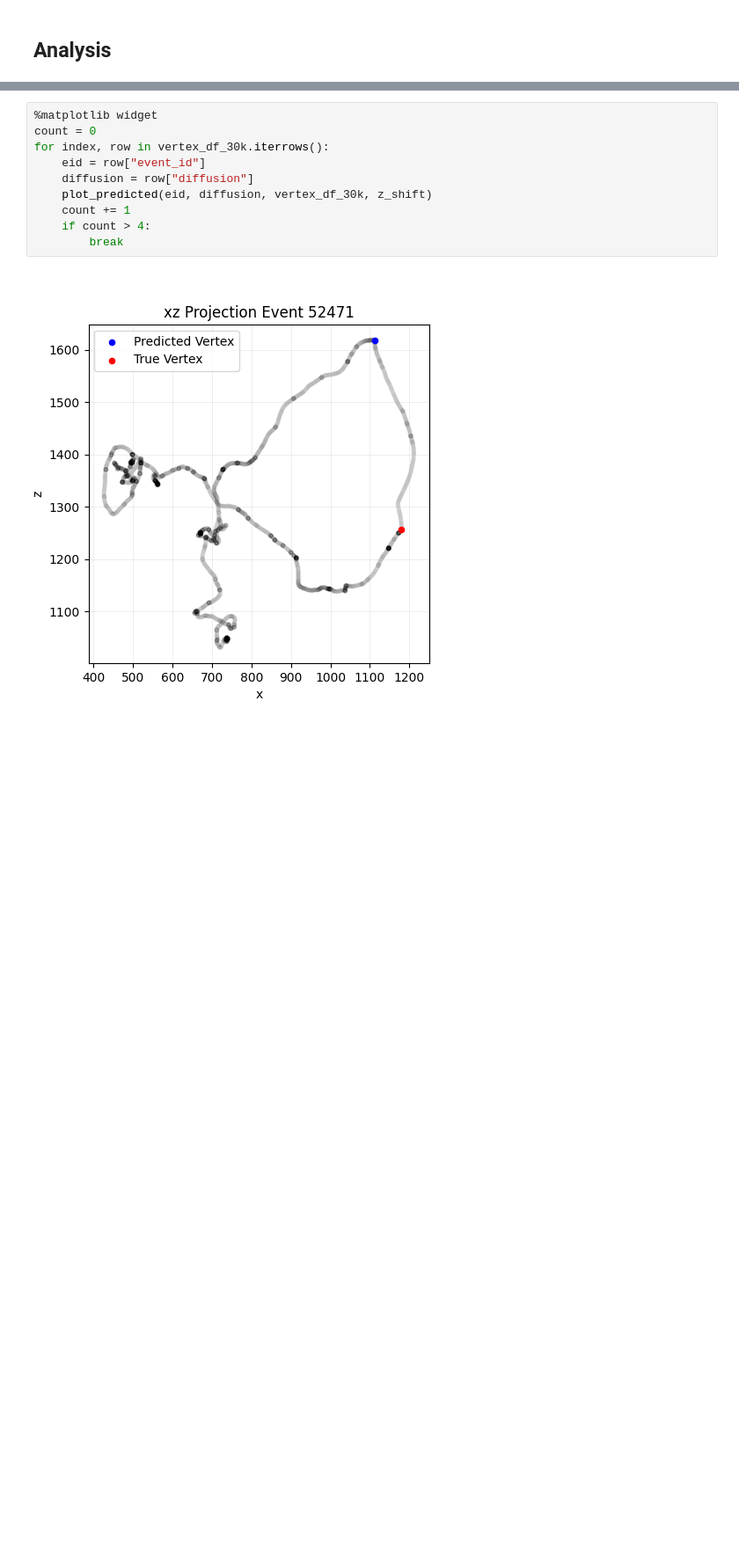
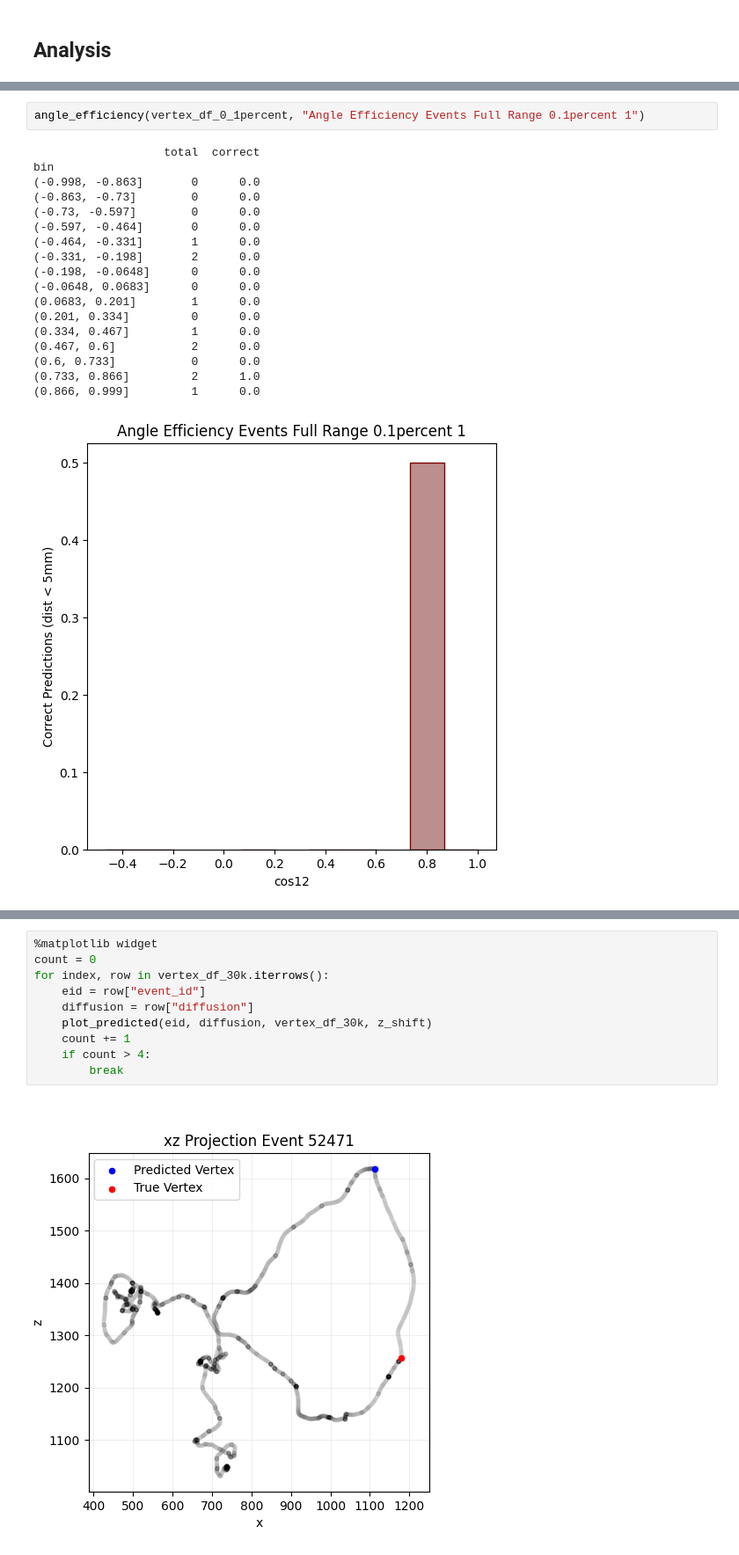
Before and after one commit to Rei-Jones/next-machine-learning, a Jupyter notebook: Machine_Learning/analysis/vertex_predictions.ipynb, the cells around one changed output, grey strips where cells are left out. Shown at 88% size. Drawn from its saved outputs; the diff is of its cells as text; blank space fills up the shorter version.

```diff
--- a/Machine_Learning/analysis/vertex_predictions.ipynb
+++ b/Machine_Learning/analysis/vertex_predictions.ipynb
@@ -362,3 +435,24 @@ nodiff percent predicted: 62.98427567748411%
+# %%
+angle_efficiency(vertex_df_0_1percent, "Angle Efficiency Events Full Range 0.1percent 1")
+# %% [output]
+                   total  correct
+bin
+(-0.998, -0.863]       0      0.0
+(-0.863, -0.73]        0      0.0
+(-0.73, -0.597]        0      0.0
+(-0.597, -0.464]       0      0.0
+(-0.464, -0.331]       1      0.0
+(-0.331, -0.198]       2      0.0
+(-0.198, -0.0648]      0      0.0
+(-0.0648, 0.0683]      0      0.0
+(0.0683, 0.201]        1      0.0
+(0.201, 0.334]         0      0.0
+(0.334, 0.467]         1      0.0
+(0.467, 0.6]           2      0.0
+(0.6, 0.733]           0      0.0
+(0.733, 0.866]         2      1.0
+(0.866, 0.999]         1      0.0
+[figure, added]
 # %%
 %matplotlib widget
 count = 0
```
Also changed, not shown: parts of 21 cells of this notebook, 3 other files.
